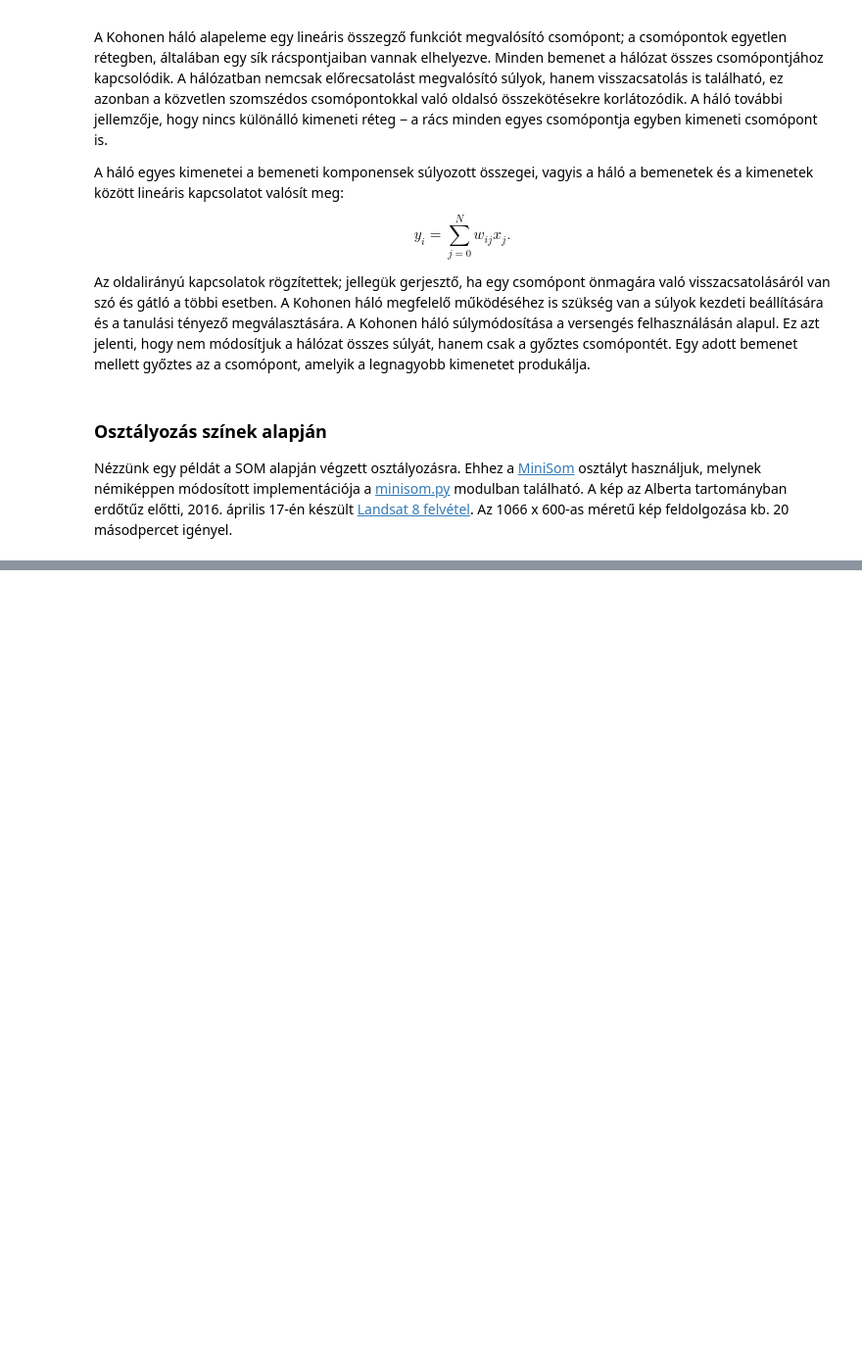
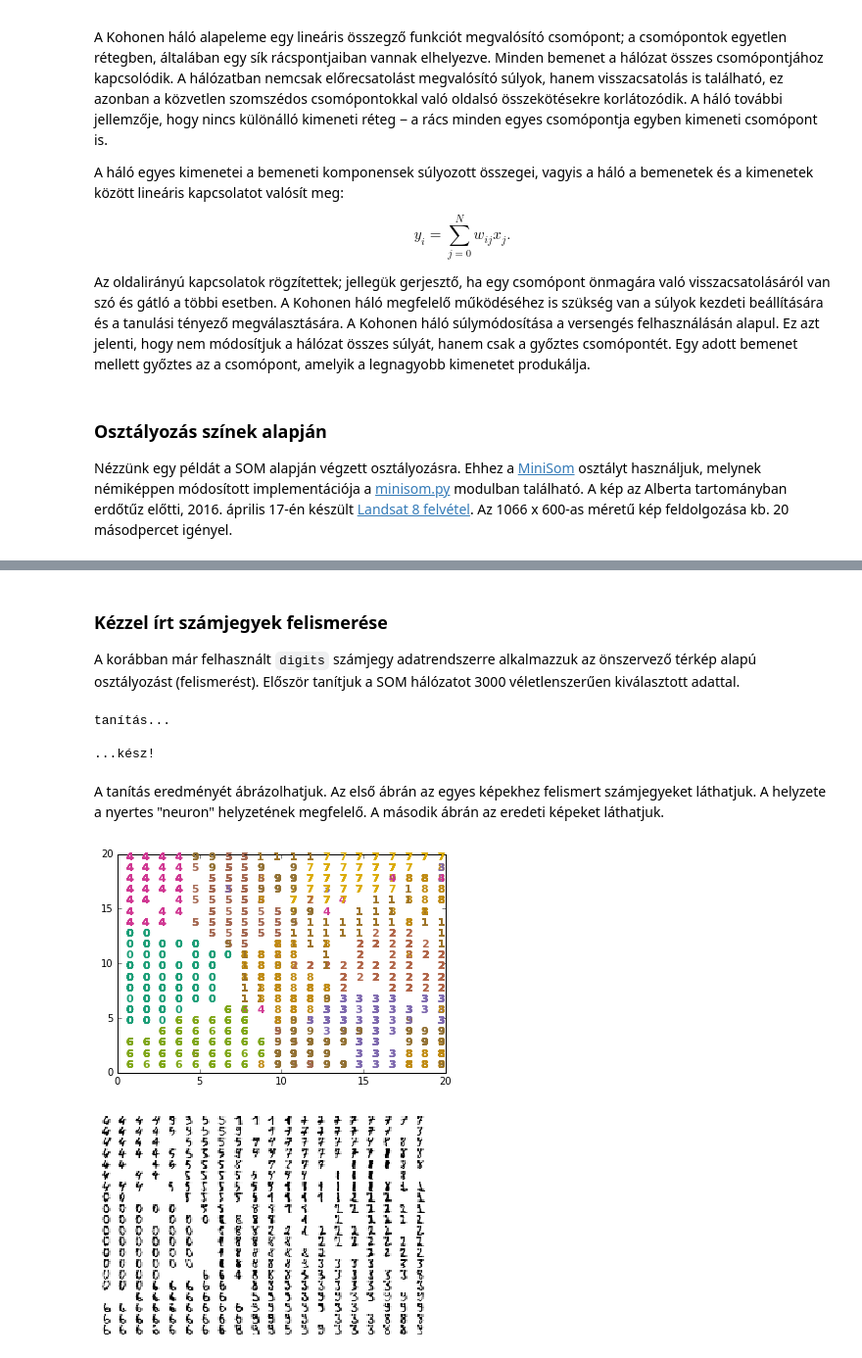
Before and after one commit to gyulat/NN, a Jupyter notebook: NeuralN.ipynb, the cells around one changed output, grey strips where cells are left out. Shown at 98% size. Cells and saved outputs as stored; diff of their text form; code cells hidden in the pictures; blank space fills up the shorter version.

Commit message:
added new MiniSom example

```diff
--- a/NeuralN.ipynb
+++ b/NeuralN.ipynb
@@ -319,0 +320,47 @@ kész.
+# %% [markdown]
+### Kézzel írt számjegyek felismerése
+
+A korábban már felhasznált `digits` számjegy adatrendszerre alkalmazzuk az önszervező térkép alapú osztályozást (felismerést). Először tanítjuk a SOM hálózatot 3000 véletlenszerűen kiválasztott adattal.
+# %%
+data = digits.data # mátrix, melynek mindegyik sora egy számjegyet képviselő vektor
+num = digits.target # num[i] a data[i]-ben levő számjegy
+
+# a SOM tanítása
+from minisom import MiniSom
+som = MiniSom(20,20,64,sigma=.8,learning_rate=0.5)
+print("tanítás...")
+som.train_random(data,3000) # tanítás véletlenszerűen választott adatokkal
+print("\n...kész!")
+# %% [output]
+tanítás...
+
+...kész!
+# %% [markdown]
+A tanítás eredményét ábrázolhatjuk. Az első ábrán az egyes képekhez felismert számjegyeket láthatjuk. A helyzete a nyertes "neuron" helyzetének megfelelő. A második ábrán az eredeti képeket láthatjuk.
+# %%
+# az eredmények ábrázolása
+wmap = {}
+plt.figure(1)
+im = 0
+for x,t in zip(data,num): # szórt pontok ábrája
+    w = som.winner(x)
+    wmap[w] = im
+    plt.text(w[0]+.5, w[1]+.5, str(t), color=plt.cm.Dark2(t / 10.), fontdict={'weight': 'bold', 'size': 11})
+    im = im + 1
+plt.axis([0,som.weights.shape[0],0,som.weights.shape[1]])
+
+plt.figure(2,facecolor='white')
+cnt = 0
+for j in reversed(range(20)): # képekből álló mozaik
+    for i in range(20):
+        plt.subplot(20,20,cnt+1,frameon=False, xticks=[], yticks=[])
+        if (i,j) in wmap:
+            plt.imshow(digits.images[wmap[(i,j)]], cmap='Greys',  interpolation='nearest')
+        else:
+            plt.imshow(np.zeros((8,8)), cmap='Greys')
+        cnt = cnt + 1
+
+plt.show()
+# %% [output]
+[figure, added]
+[figure, added]
```
Also changed, not shown: parts of 4 cells of this notebook.
